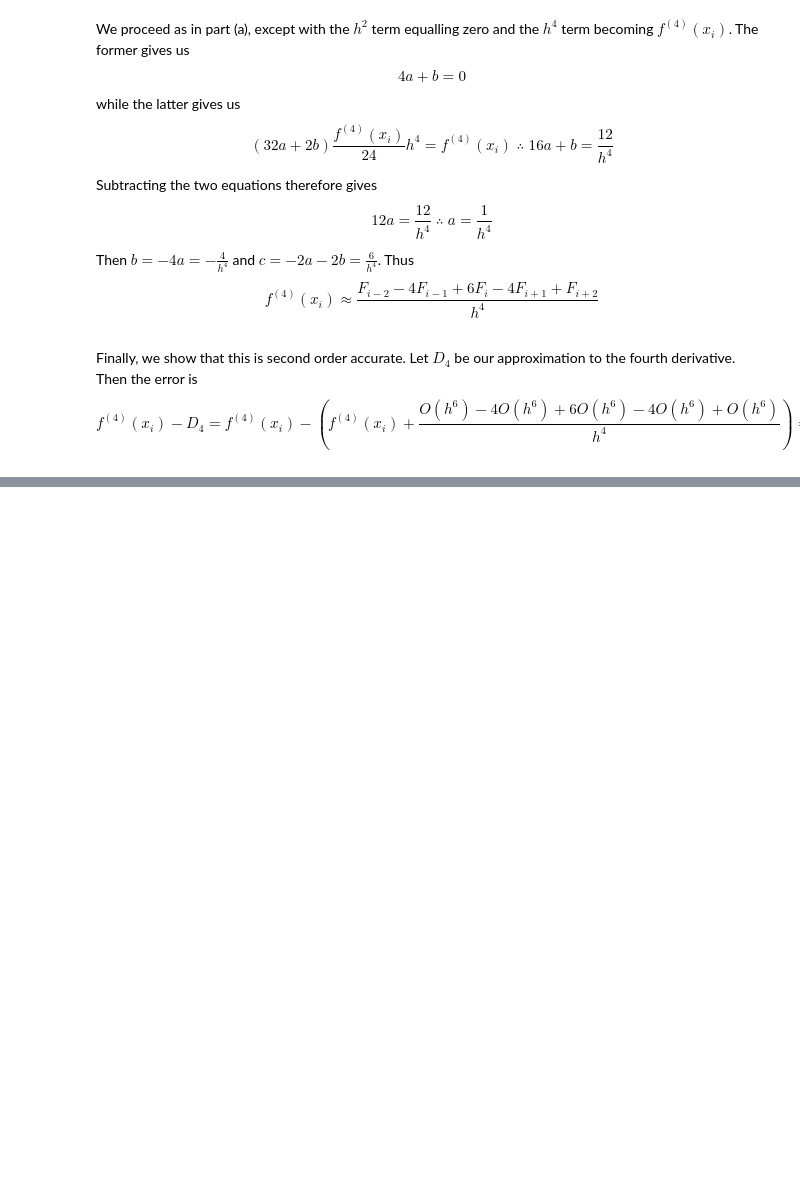
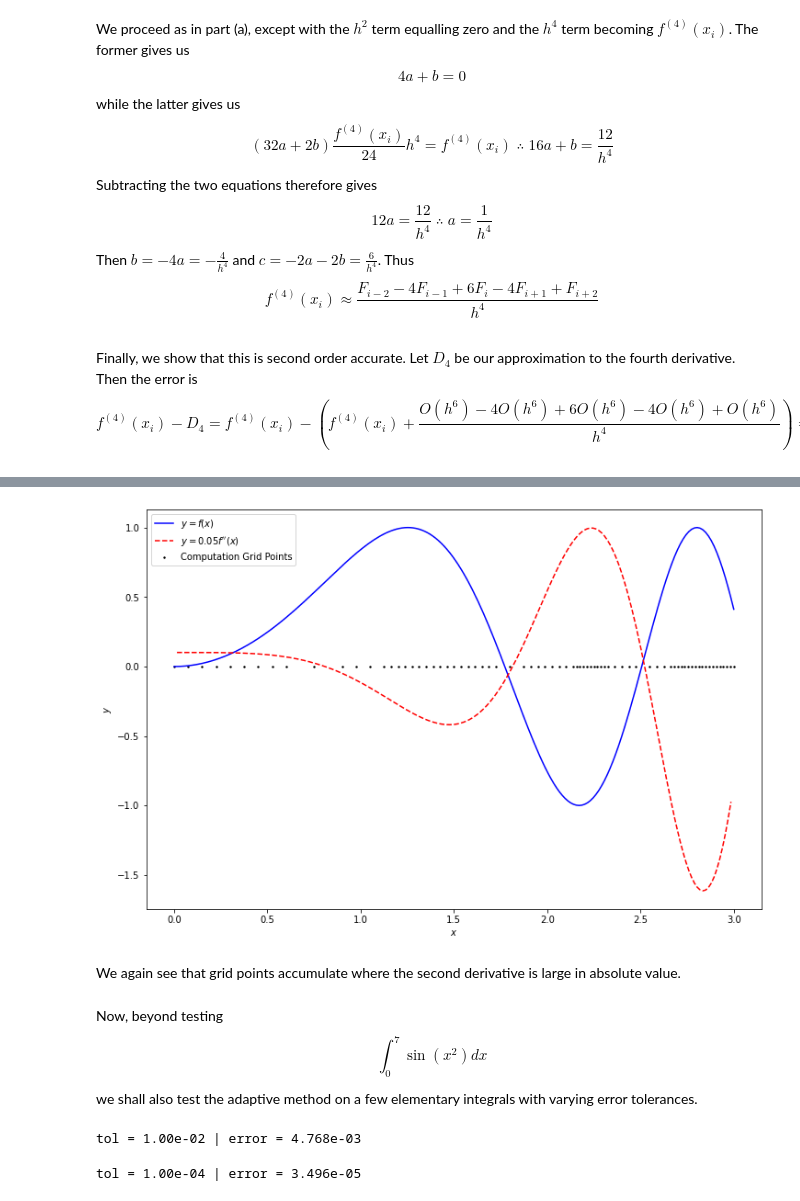
Before and after one commit to jwu277/math406-hw1, a Jupyter notebook: assi1.ipynb, the cells around one changed output, grey strips where cells are left out. Cells and saved outputs as stored; diff of their text form; code cells hidden in the pictures; blank space fills up the shorter version.

```diff
--- a/assi1.ipynb
+++ b/assi1.ipynb
@@ -471,0 +664,42 @@ $$f^{(4)}(x_i) - D_4 = f^{(4)}(x_i) - \left(f^{(4)}(x_i) + \frac{O(h^6) - 4O(h^6
+# %%
+## Computations ##
+
+f    = lambda x: np.sin(x*x)
+a    = 0
+b    = 3
+tol  = 2e-3
+N    = 10
+hmin = 1e-9
+sf   = 0.8
+
+igral, cgrid = adaptivetrapz(f, a, b, tol, N, hmin, sf)
+# %%
+## Plotting ##
+
+fig, ax = plt.subplots(figsize=(12,8))
+
+npts = 200
+dx = (b - a) / npts
+x = np.linspace(a, b, npts)
+y = f(x)
+
+ax.plot(x, y, label='$y = f(x)$', c='b')
+
+d2_coeff = 0.05
+ax.plot(x[1:-1], d2_coeff * np.diff(np.diff(y)) / (dx * dx), label=f"$y = {d2_coeff} f''(x)$", c='r', ls='--')
+
+ax.scatter(cgrid, np.zeros(len(cgrid)), label='Computation Grid Points', c='k', s=2)
+
+ax.set_xlabel('$x$')
+ax.set_ylabel('$y$')
+ax.legend()
+
+plt.show()
+# %% [output]
+[figure, added]
+# %% [markdown]
+We again see that grid points accumulate where the second derivative is large in absolute value.
+# %% [markdown]
+Now, beyond testing
+$$\int_0^7 \sin(x^2) dx$$
+we shall also test the adaptive method on a few elementary integrals with varying error tolerances.
@@ -471,0 +718,12 @@ $$f^{(4)}(x_i) - D_4 = f^{(4)}(x_i) - \left(f^{(4)}(x_i) + \frac{O(h^6) - 4O(h^6
+# %%
+tol = 1e-2
+igral, _ = adaptivetrapz(f, a, b, tol, N, hmin, sf)
+print(f'tol = {tol:.2e} | error = {expected - igral:.3e}')
+# %% [output]
+tol = 1.00e-02 | error = 4.768e-03
+# %%
+tol = 1e-4
+igral, _ = adaptivetrapz(f, a, b, tol, N, hmin, sf)
+print(f'tol = {tol:.2e} | error = {expected - igral:.3e}')
+# %% [output]
+tol = 1.00e-04 | error = 3.496e-05
```
Also changed, not shown: parts of 39 cells of this notebook, 1 other file.
